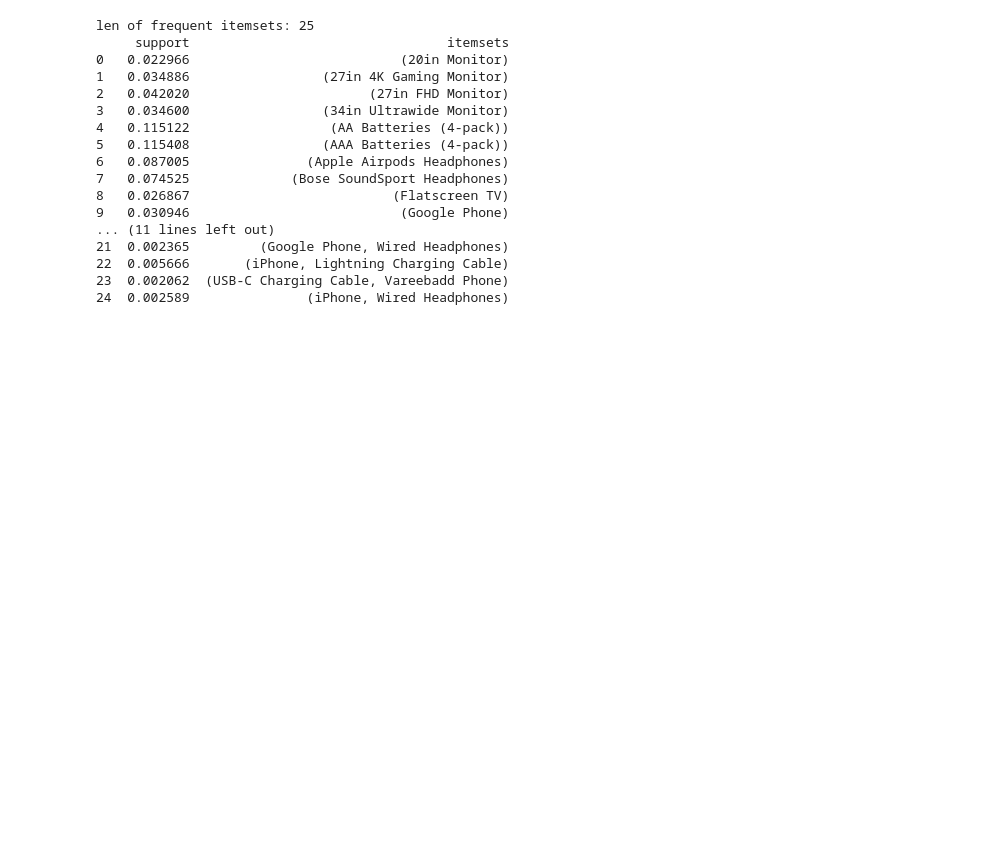
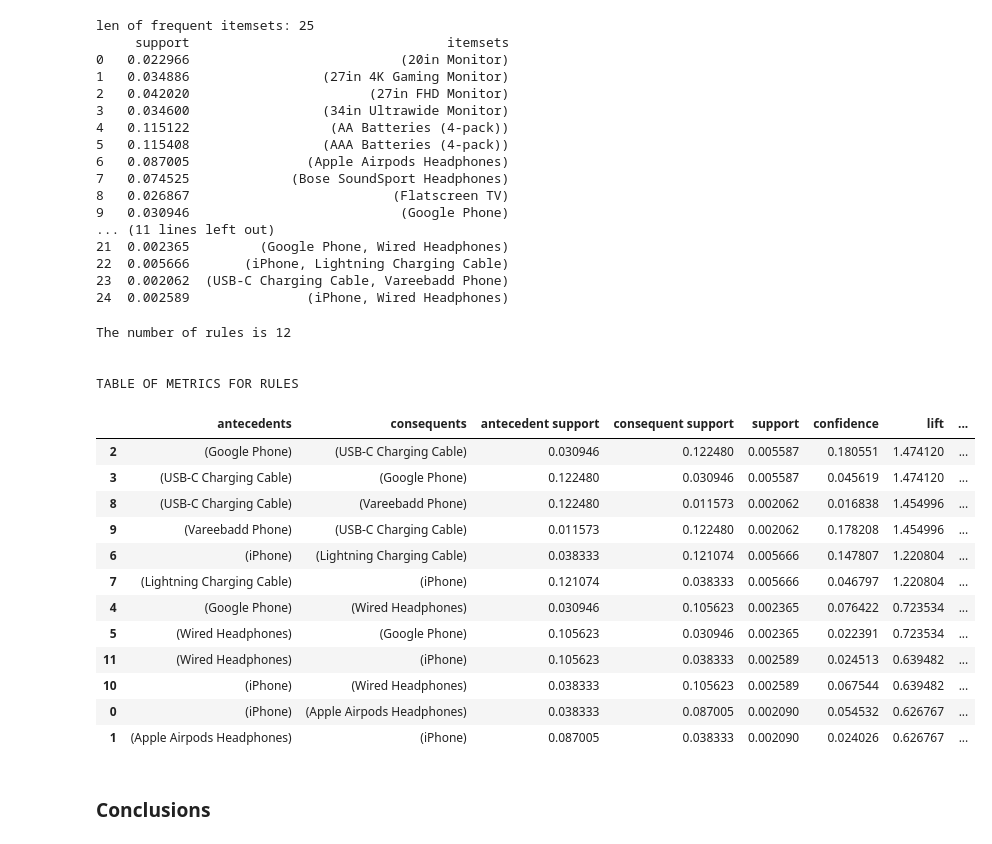
Before and after one commit to dat4action/Sales_Market-Basket_analysis, a Jupyter notebook: SalesAnalysis.ipynb, the cells around one changed output. Saved outputs shown, nothing was run; the diff lists cells and outputs as text; code cells hidden in the pictures; blank space fills up the shorter version.

```diff
--- a/SalesAnalysis.ipynb
+++ b/SalesAnalysis.ipynb
@@ -467,3 +467,29 @@ len of frequent itemsets: 25
 22  0.005666       (iPhone, Lightning Charging Cable)
 23  0.002062  (USB-C Charging Cable, Vareebadd Phone)
 24  0.002589               (iPhone, Wired Headphones)
+# %%
+rules = association_rules(frequent_itemsets, metric = "support", min_threshold = 0.002)
+print(f'The number of rules is {len(rules)}')
+print('\n')
+print('TABLE OF METRICS FOR RULES')
+rules.sort_values('lift',ascending=False)
+# %% [output]
+The number of rules is 12
+
+
+TABLE OF METRICS FOR RULES
+|  | antecedents | consequents | antecedent support | consequent support | support | confidence | lift | ... |
+| 2 | (Google Phone) | (USB-C Charging Cable) | 0.030946 | 0.122480 | 0.005587 | 0.180551 | 1.474120 | ... |
+| 3 | (USB-C Charging Cable) | (Google Phone) | 0.122480 | 0.030946 | 0.005587 | 0.045619 | 1.474120 | ... |
+| 8 | (USB-C Charging Cable) | (Vareebadd Phone) | 0.122480 | 0.011573 | 0.002062 | 0.016838 | 1.454996 | ... |
+| 9 | (Vareebadd Phone) | (USB-C Charging Cable) | 0.011573 | 0.122480 | 0.002062 | 0.178208 | 1.454996 | ... |
+| 6 | (iPhone) | (Lightning Charging Cable) | 0.038333 | 0.121074 | 0.005666 | 0.147807 | 1.220804 | ... |
+| 7 | (Lightning Charging Cable) | (iPhone) | 0.121074 | 0.038333 | 0.005666 | 0.046797 | 1.220804 | ... |
+| 4 | (Google Phone) | (Wired Headphones) | 0.030946 | 0.105623 | 0.002365 | 0.076422 | 0.723534 | ... |
+| 5 | (Wired Headphones) | (Google Phone) | 0.105623 | 0.030946 | 0.002365 | 0.022391 | 0.723534 | ... |
+| 11 | (Wired Headphones) | (iPhone) | 0.105623 | 0.038333 | 0.002589 | 0.024513 | 0.639482 | ... |
+| 10 | (iPhone) | (Wired Headphones) | 0.038333 | 0.105623 | 0.002589 | 0.067544 | 0.639482 | ... |
+| 0 | (iPhone) | (Apple Airpods Headphones) | 0.038333 | 0.087005 | 0.002090 | 0.054532 | 0.626767 | ... |
+| 1 | (Apple Airpods Headphones) | (iPhone) | 0.087005 | 0.038333 | 0.002090 | 0.024026 | 0.626767 | ... |
+# %% [markdown]
+### Conclusions
```
Also changed, not shown: parts of 2 cells of this notebook.
